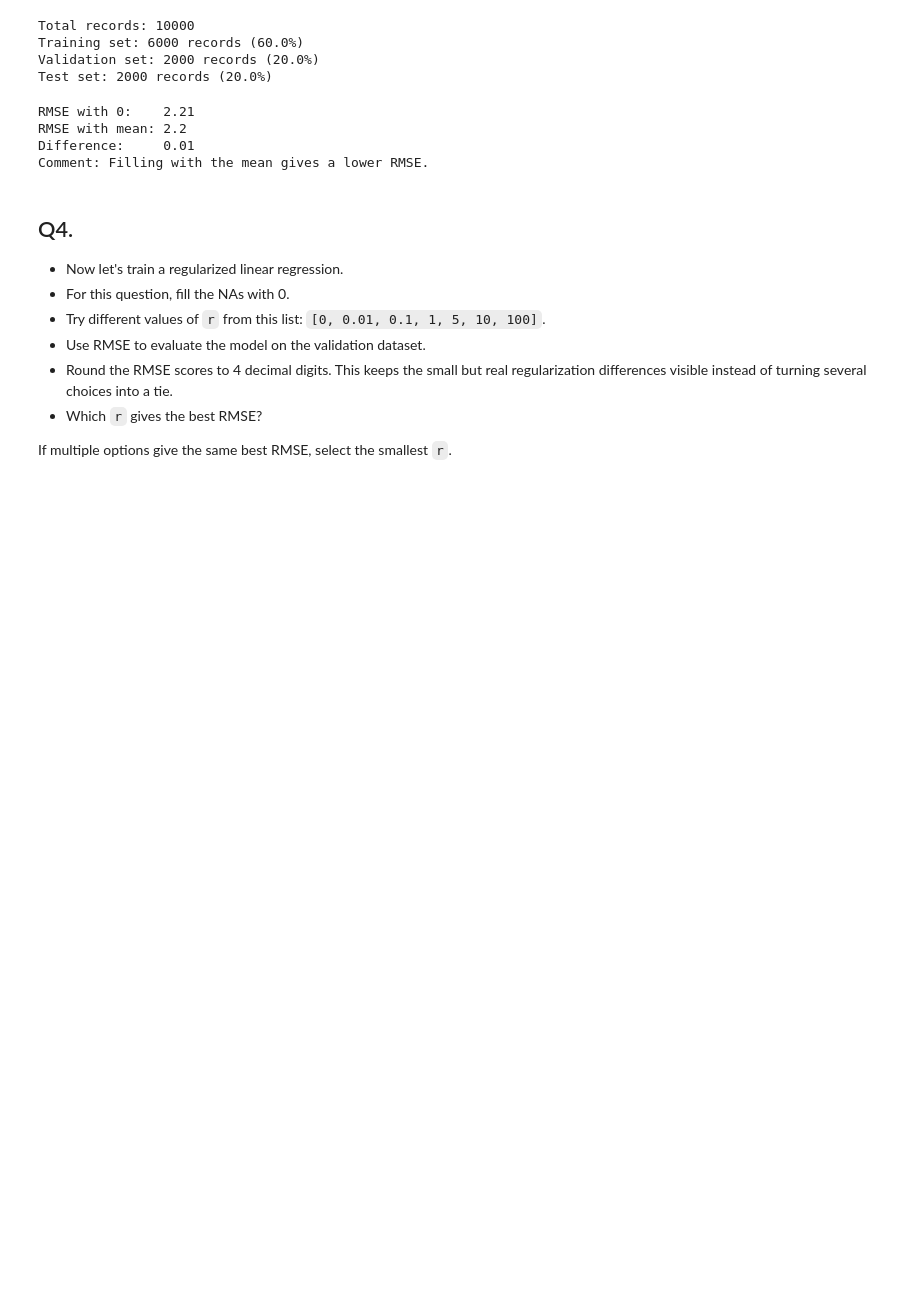
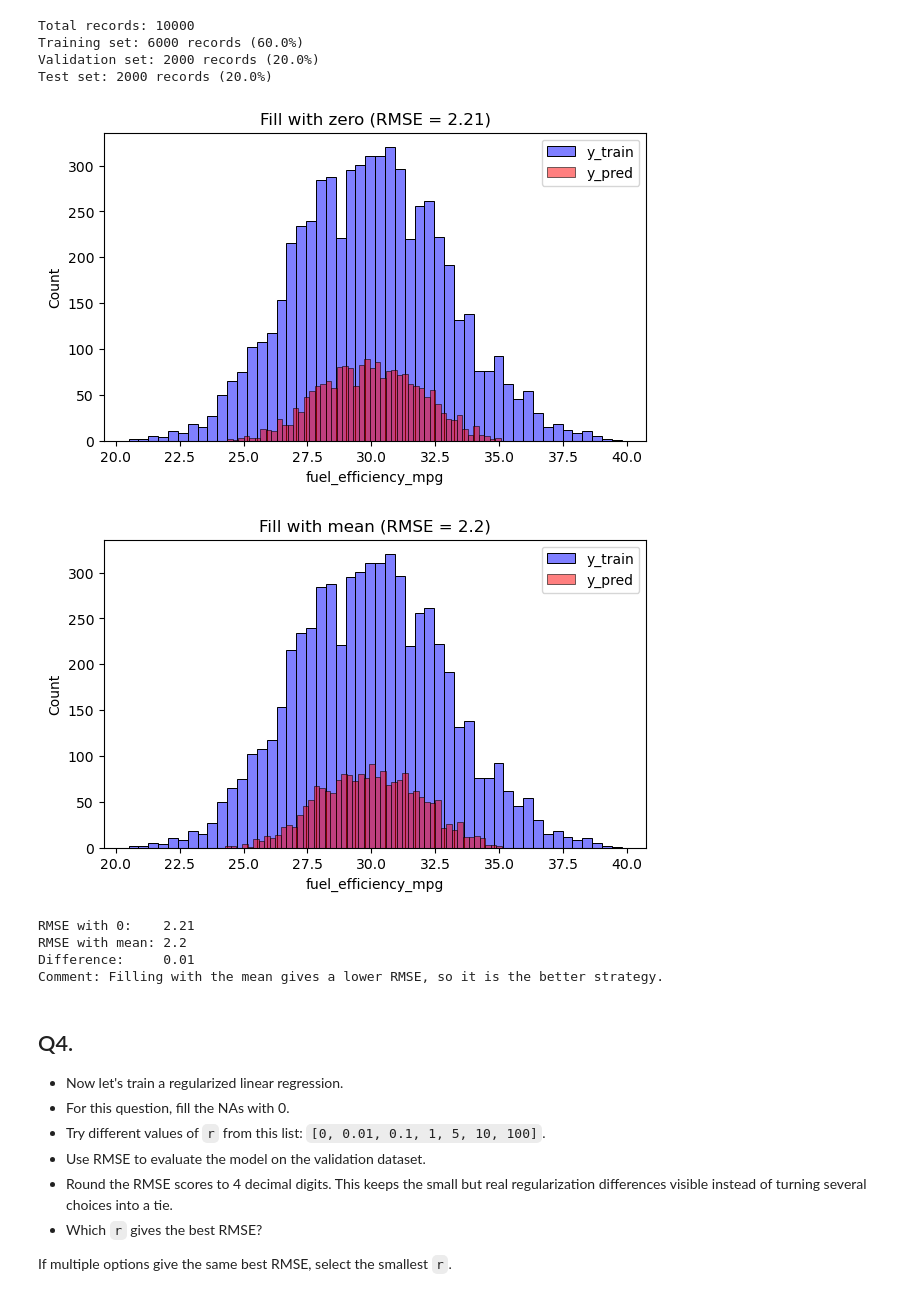
Before and after one commit to foroghakbari/zoomcamp_ml, a Jupyter notebook: regression/homework_regression.ipynb, the cells around one changed output. Drawn from its saved outputs; the diff is of its cells as text; code cells hidden in the pictures; blank space fills up the shorter version.

```diff
--- a/regression/homework_regression.ipynb
+++ b/regression/homework_regression.ipynb
@@ -150,12 +150,18 @@ def rmse(y_true, y_pred):
 base = ['engine_displacement', 'horsepower', 'vehicle_weight', 'model_year']
 target = 'fuel_efficiency_mpg'
 # %%
-def run_experiment(df_train, df_val, base, target, column='horsepower', strategy='zero'):
+import seaborn as sns
+import matplotlib.pyplot as plt
+
+
+def run_experiment(df_train, df_val, base, target, column='horsepower',
+                   strategy='zero', plot=True):
     """
     Fill NaNs in `column` using the given strategy, train a linear
     regression model, and return the validation RMSE.
 
     strategy: 'zero' or 'mean'
+    plot: if True, show y_pred vs y_train histograms
     """
     # Work on copies so the originals stay untouched
     df_train_filled = df_train.copy()
@@ -183,24 +189,40 @@ def run_experiment(df_train, df_val, base, target, column='horsepower', strategy
 
     # Predict and score
     y_pred = predict(X_val, w0, w)
-    return round(rmse(y_val, y_pred), 2)
+    score = round(rmse(y_val, y_pred), 2)
+
+    # Plot
+    if plot:
+        plt.figure(figsize=(7, 4))
+        sns.histplot(y_train, color='blue', alpha=0.5, bins=50, label='y_train')
+        sns.histplot(y_pred, color='red', alpha=0.5, bins=50, label='y_pred')
+        plt.title(f"Fill with {strategy} (RMSE = {score})")
+        plt.xlabel(target)
+        plt.legend()
+        plt.show()
+
+    return score
-# %%
-# Comparison
-print(f"RMSE with 0:    {rmse_zero}")
-print(f"RMSE with mean: {rmse_mean}")
-print(f"Difference:     {abs(rmse_zero - rmse_mean):.2f}")
-
-if rmse_mean < rmse_zero:
-    print("Comment: Filling with the mean gives a lower RMSE.")
-elif rmse_zero < rmse_mean:
-    print("Comment: Filling with 0 gives a lower RMSE")
-else:
-    print("Comment: Both strategies give the same RMSE, so the choice doesn't matter here.")
-# %% [output]
-RMSE with 0:    2.21
-RMSE with mean: 2.2
-Difference:     0.01
-Comment: Filling with the mean gives a lower RMSE.
+# %%
+rmse_zero = run_experiment(df_train, df_val, base, target, strategy='zero')
+rmse_mean = run_experiment(df_train, df_val, base, target, strategy='mean')
+
+print(f"RMSE with 0:    {rmse_zero}")
+print(f"RMSE with mean: {rmse_mean}")
+print(f"Difference:     {abs(rmse_zero - rmse_mean):.2f}")
+
+if rmse_mean < rmse_zero:
+    print("Comment: Filling with the mean gives a lower RMSE, so it is the better strategy.")
+elif rmse_zero < rmse_mean:
+    print("Comment: Filling with 0 gives a lower RMSE, so it is the better strategy.")
+else:
+    print("Comment: Both strategies give the same RMSE.")
+# %% [output]
+[figure, added]
+[figure, added]
+RMSE with 0:    2.21
+RMSE with mean: 2.2
+Difference:     0.01
+Comment: Filling with the mean gives a lower RMSE, so it is the better strategy.
 # %% [markdown]
 ## Q4.
 * Now let's train a regularized linear regression.
```
Also changed, not shown: parts of 4 cells of this notebook.
